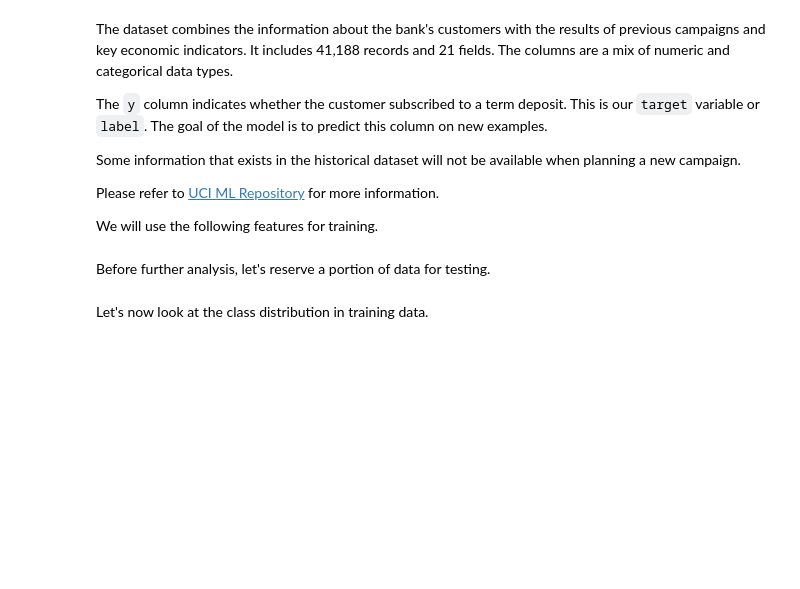
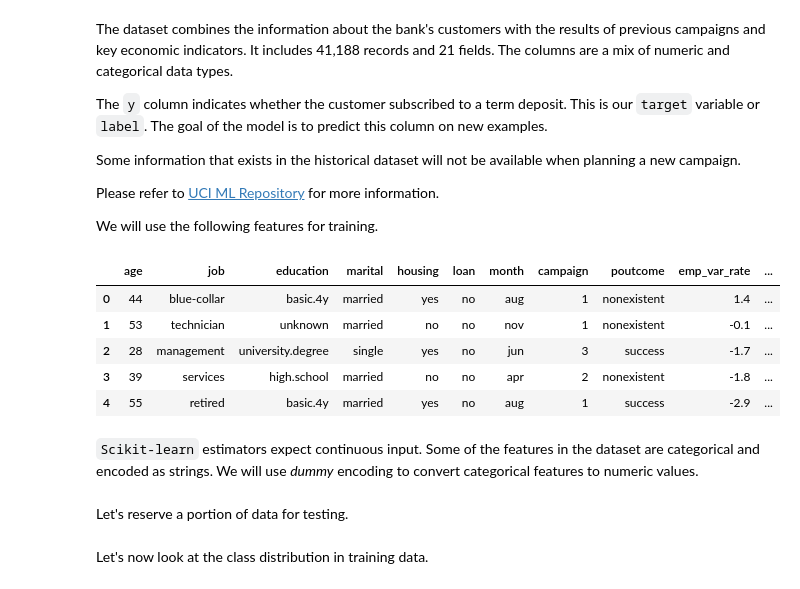
Before and after one commit to jakazmie/MTC_AzureAILabs, a Jupyter notebook: ML-AML-Walkthrough/01-Training/01-training.ipynb, the cells around one changed output. Cells and saved outputs as stored; diff of their text form; code cells hidden in the pictures; blank space fills up the shorter version.

```diff
--- a/ML-AML-Walkthrough/01-Training/01-training.ipynb
+++ b/ML-AML-Walkthrough/01-Training/01-training.ipynb
@@ -103,20 +108,31 @@ We will use the following features for training.
 # %%
 feature_columns = [
                    # Demographic
                    'age',
                    'job',
                    'education',
                    'marital',
-                   'default',
                    'housing',
                    'loan',
                    # Previous campaigns
                    'month',
                    'campaign',
                    'poutcome',
                    # Economic indicators
                    'emp_var_rate',
                    'cons_price_idx',
                    'cons_conf_idx',
                    'euribor3m',
                    'nr_employed']
+
+df_raw = df_raw[feature_columns + ['y']]
+df_raw.head()
+# %% [output]
+|  | age | job | education | marital | housing | loan | month | campaign | poutcome | emp_var_rate | ... |
+| 0 | 44 | blue-collar | basic.4y | married | yes | no | aug | 1 | nonexistent | 1.4 | ... |
+| 1 | 53 | technician | unknown | married | no | no | nov | 1 | nonexistent | -0.1 | ... |
+| 2 | 28 | management | university.degree | single | yes | no | jun | 3 | success | -1.7 | ... |
+| 3 | 39 | services | high.school | married | no | no | apr | 2 | nonexistent | -1.8 | ... |
+| 4 | 55 | retired | basic.4y | married | yes | no | aug | 1 | success | -2.9 | ... |
+# %% [markdown]
+`Scikit-learn` estimators expect continuous input. Some of the features in the dataset are categorical and encoded as strings. We will use *dummy* encoding to convert categorical features to numeric values.
@@ -123,5 +141,5 @@ feature_columns = [
 # %% [markdown]
-Before further analysis, let's reserve a portion of data for testing.
+Let's reserve a portion of data for testing.
 # %%
 from sklearn.model_selection import train_test_split
 
```
Also changed, not shown: parts of 45 cells of this notebook, 2 other files.
